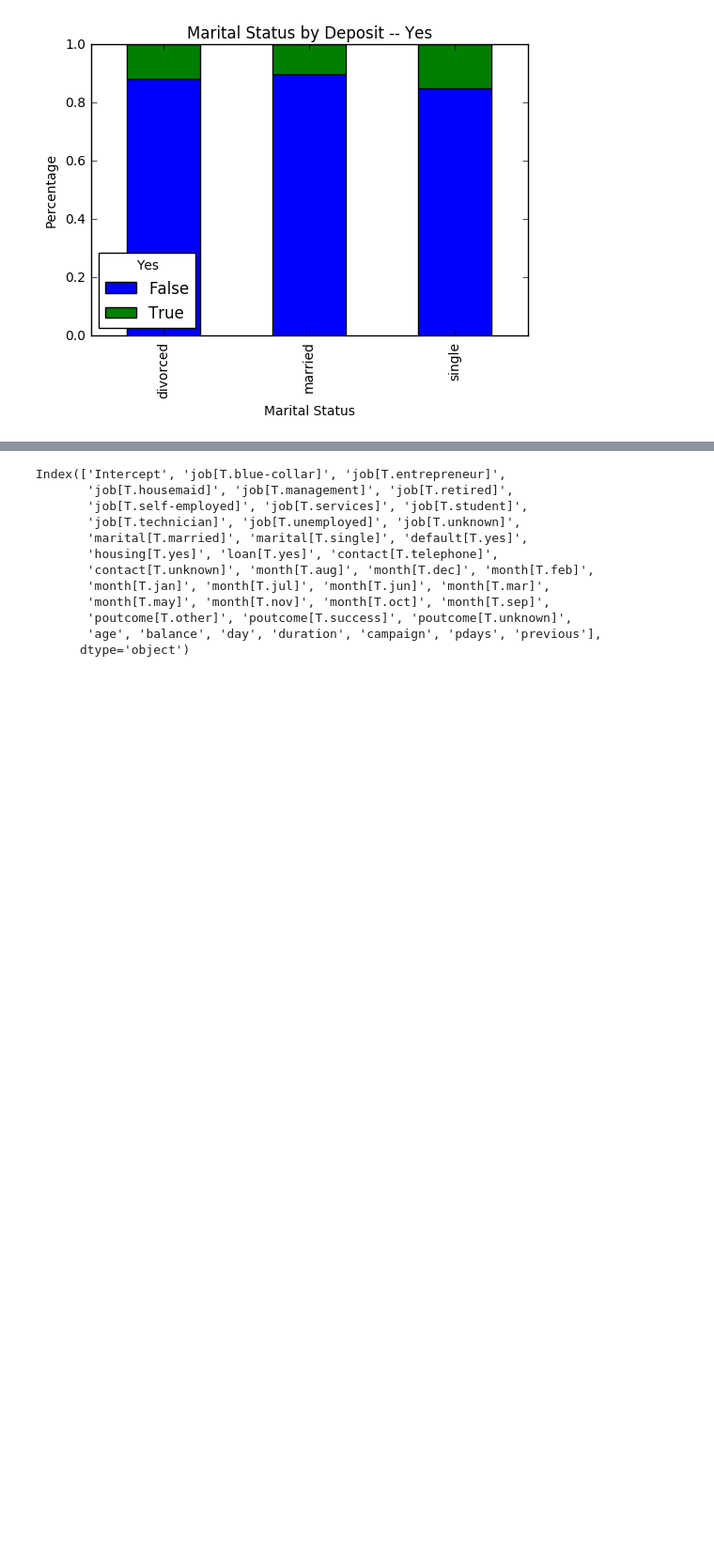
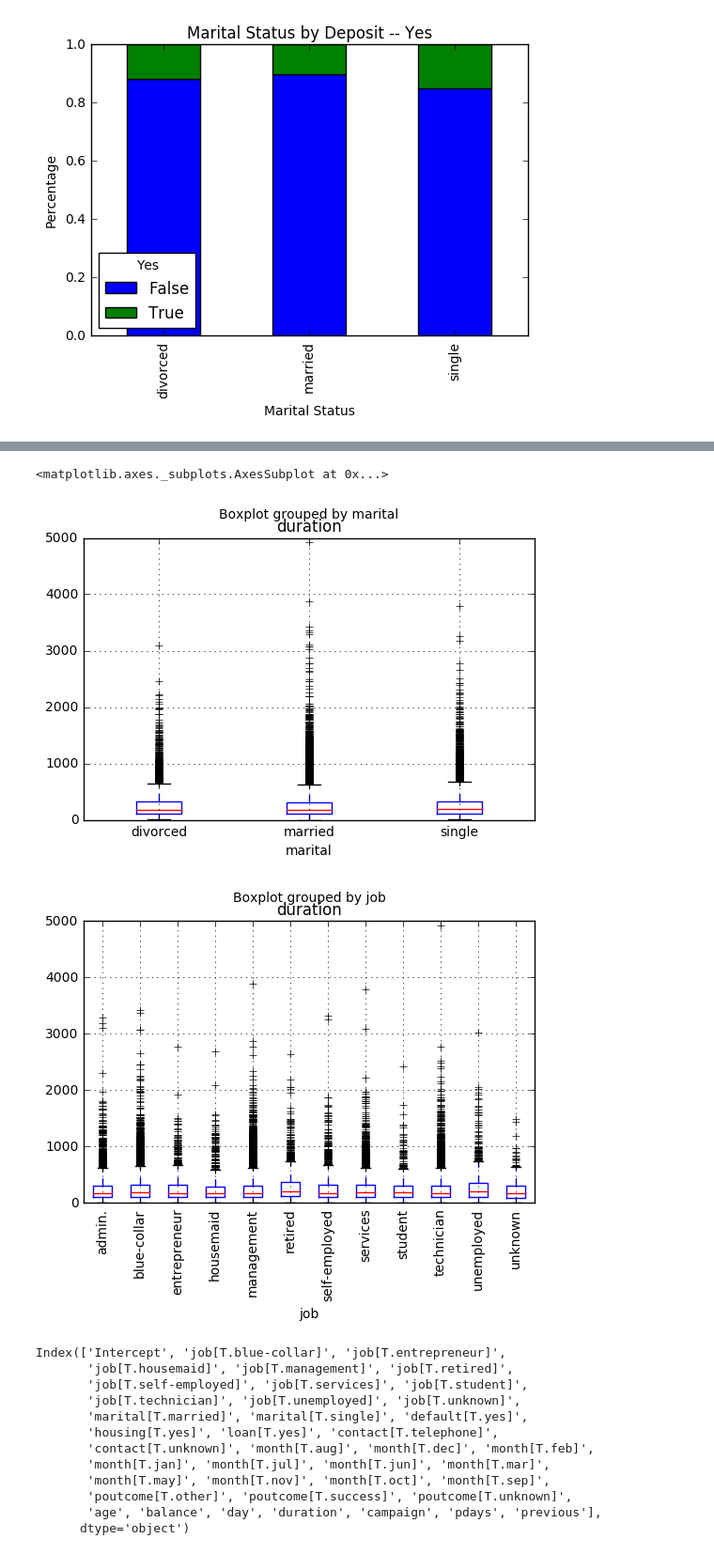
Before and after one commit to lin-meng/dsipy, a Jupyter notebook: BankDeposit.ipynb, the cells around one changed output, grey strips where cells are left out. Shown: that part at 94% size. Saved outputs shown, nothing was run; the diff lists cells and outputs as text; code cells hidden in the pictures; blank space fills up the shorter version.

```diff
--- a/BankDeposit.ipynb
+++ b/BankDeposit.ipynb
@@ -222,3 +230,11 @@ plt.ylabel('Percentage')
+# %%
+# Plotting Vertical Conditional duration Boxplots
+BankDs.boxplot('duration','marital')
+BankDs.boxplot('duration','job', rot=90)
+# %% [output]
+<matplotlib.axes._subplots.AxesSubplot at 0x...>
+[figure, added]
+[figure, added]
 # %%
 # create dataframes with an intercept column and dummy variables
 y, X = dmatrices('Yes ~ age + job + marital + default + balance + housing + loan + \
```
Also changed, not shown: parts of 1 cell of this notebook.
